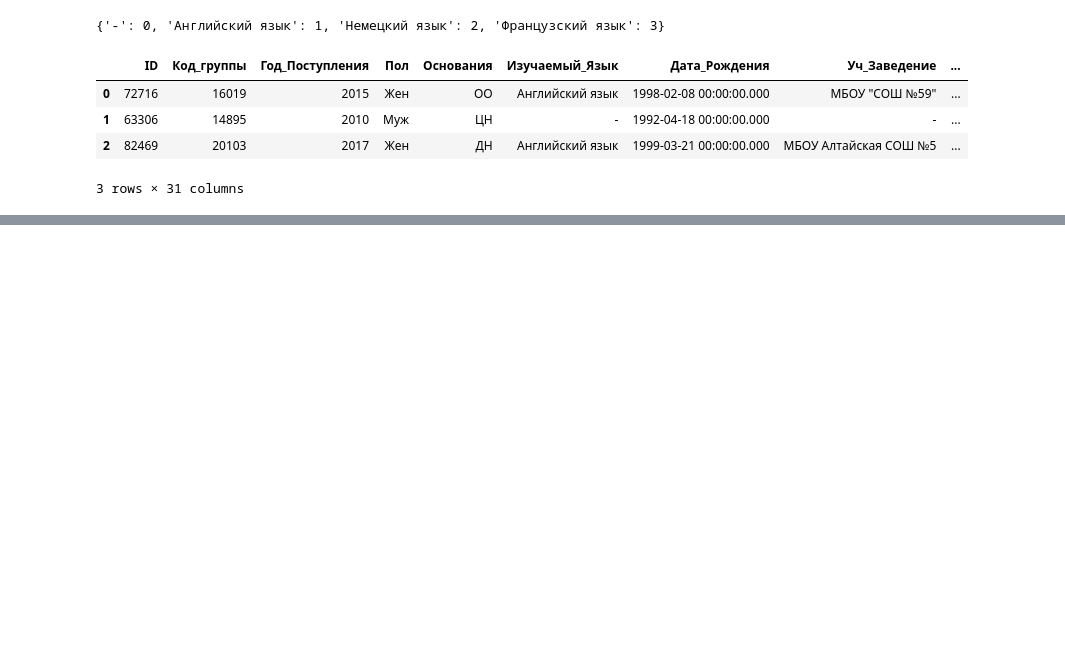
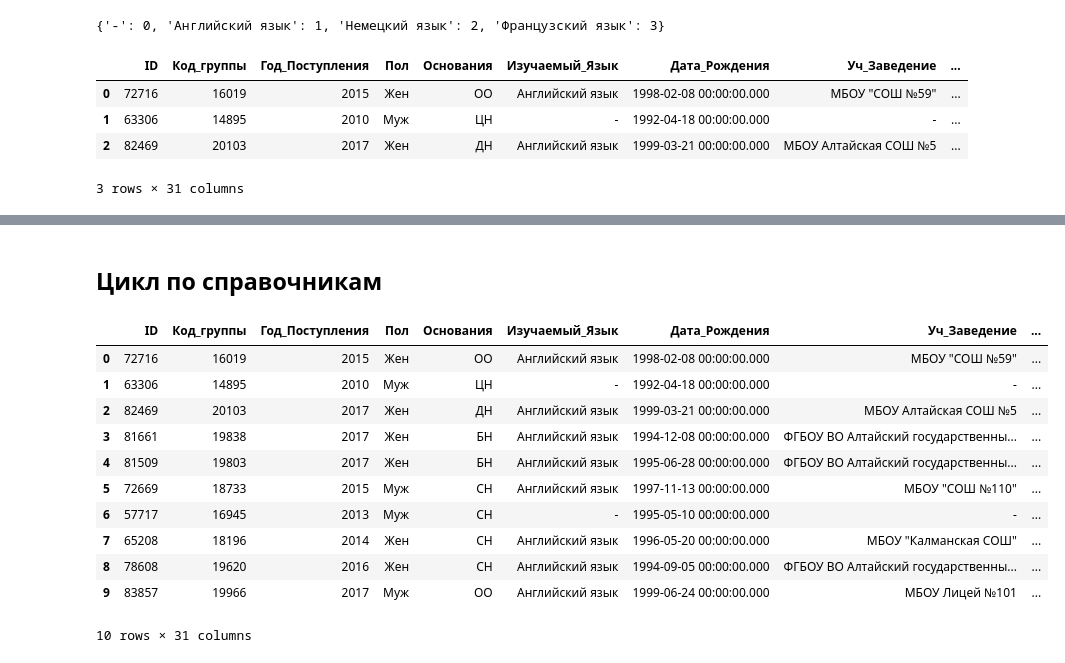
Before and after one commit to RomanZorkin/digital_match_altay, a Jupyter notebook: notebooks/test.ipynb, the cells around one changed output, grey strips where cells are left out. Cells and saved outputs as stored; diff of their text form; code cells hidden in the pictures; blank space fills up the shorter version.

```diff
--- a/notebooks/test.ipynb
+++ b/notebooks/test.ipynb
@@ -461,0 +484,18 @@ input_train.head(3)
+# %% [markdown]
+## Цикл по справочникам
+# %%
+input_train = clean_frame.head(10)
+input_train
+# %% [output]
+|  | ID | Код_группы | Год_Поступления | Пол | Основания | Изучаемый_Язык | Дата_Рождения | Уч_Заведение | ... |
+| 0 | 72716 | 16019 | 2015 | Жен | ОО | Английский язык | 1998-02-08 00:00:00.000 | МБОУ "СОШ №59" | ... |
+| 1 | 63306 | 14895 | 2010 | Муж | ЦН | - | 1992-04-18 00:00:00.000 | - | ... |
+| 2 | 82469 | 20103 | 2017 | Жен | ДН | Английский язык | 1999-03-21 00:00:00.000 | МБОУ Алтайская СОШ №5 | ... |
+| 3 | 81661 | 19838 | 2017 | Жен | БН | Английский язык | 1994-12-08 00:00:00.000 | ФГБОУ ВО Алтайский государственны... | ... |
+| 4 | 81509 | 19803 | 2017 | Жен | БН | Английский язык | 1995-06-28 00:00:00.000 | ФГБОУ ВО Алтайский государственны... | ... |
+| 5 | 72669 | 18733 | 2015 | Муж | СН | Английский язык | 1997-11-13 00:00:00.000 | МБОУ "СОШ №110" | ... |
+| 6 | 57717 | 16945 | 2013 | Муж | СН | - | 1995-05-10 00:00:00.000 | - | ... |
+| 7 | 65208 | 18196 | 2014 | Жен | СН | Английский язык | 1996-05-20 00:00:00.000 | МБОУ "Калманская СОШ" | ... |
+| 8 | 78608 | 19620 | 2016 | Жен | СН | Английский язык | 1994-09-05 00:00:00.000 | ФГБОУ ВО Алтайский государственны... | ... |
+| 9 | 83857 | 19966 | 2017 | Муж | ОО | Английский язык | 1999-06-24 00:00:00.000 | МБОУ Лицей №101 | ... |
+10 rows × 31 columns
```
Also changed, not shown: parts of 7 cells of this notebook.
